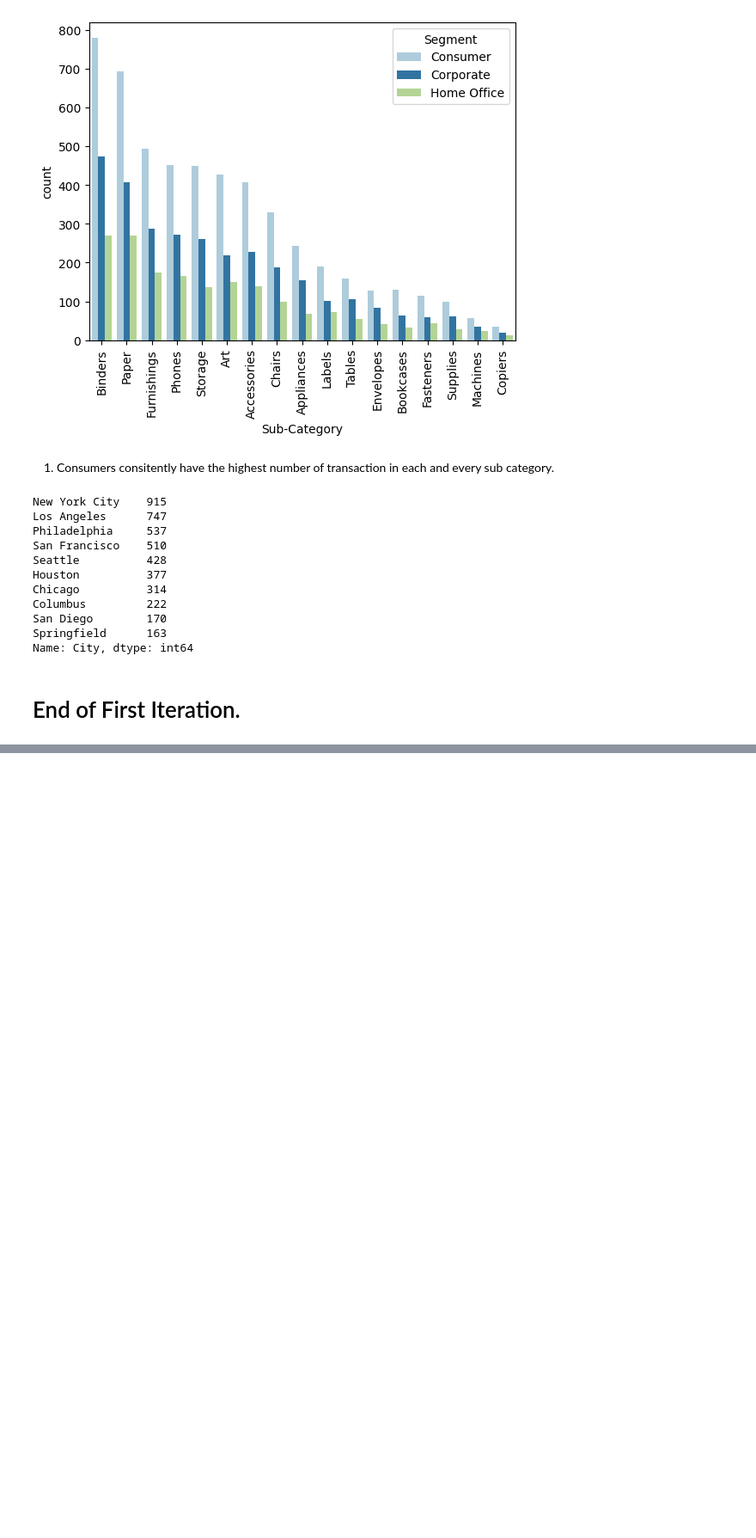
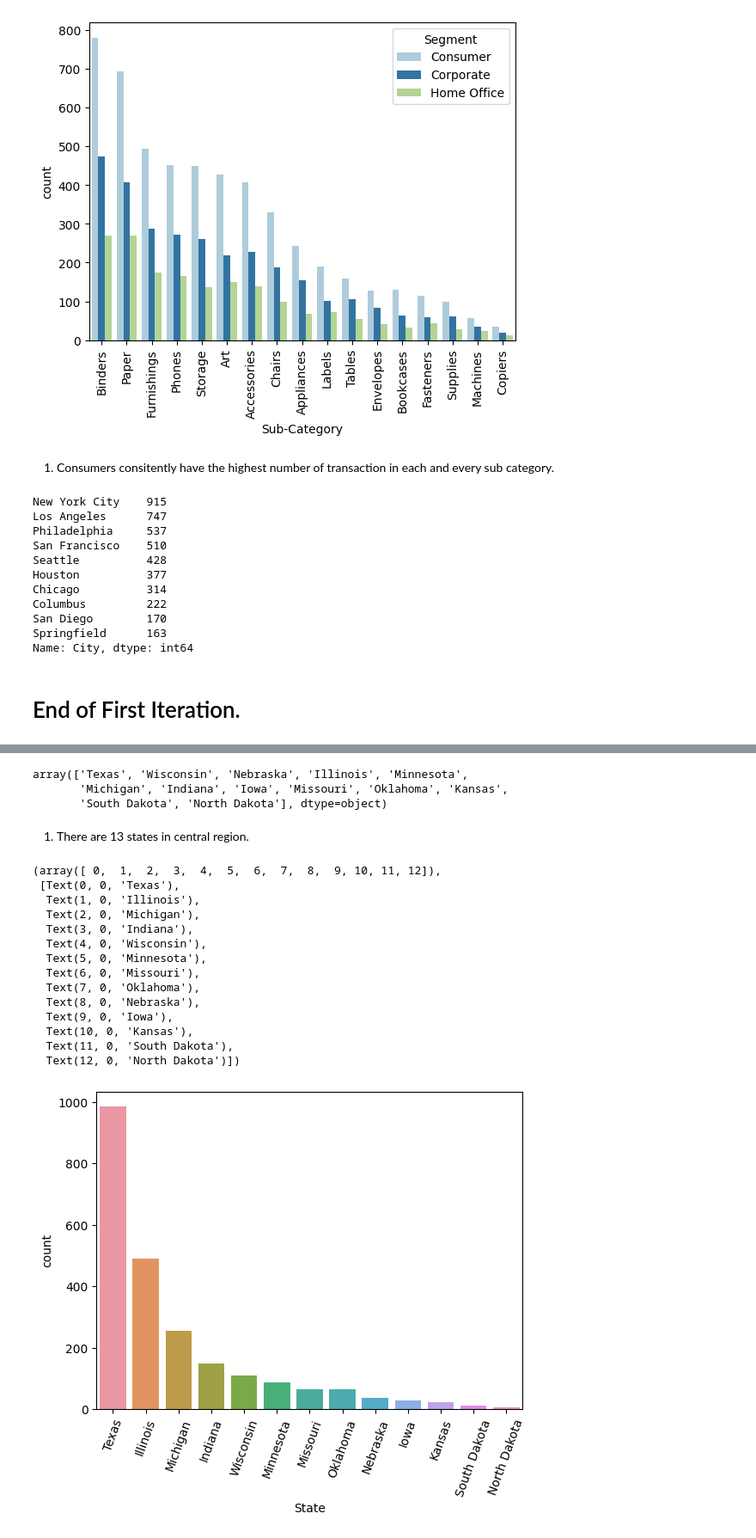
Before and after one commit to Naaahush/VsCode, a Jupyter notebook: Day 5.ipynb, the cells around one changed output, grey strips where cells are left out. Shown: that part at 86% size. Cells and saved outputs as stored; diff of their text form; code cells hidden in the pictures; blank space fills up the shorter version.

```diff
--- a/Day 5.ipynb
+++ b/Day 5.ipynb
@@ -259,0 +317,27 @@ df['Profit_Per_Item']=df['Profit']/df['Quantity']
+# %%
+df1['State'].unique()
+# %% [output]
+array(['Texas', 'Wisconsin', 'Nebraska', 'Illinois', 'Minnesota',
+       'Michigan', 'Indiana', 'Iowa', 'Missouri', 'Oklahoma', 'Kansas',
+       'South Dakota', 'North Dakota'], dtype=object)
+# %% [markdown]
+1. There are 13 states in central region.
+# %%
+sns.countplot(df1,x='State', order= df1['State'].value_counts().index)
+plt.xticks(rotation = 70)
+# %% [output]
+(array([ 0,  1,  2,  3,  4,  5,  6,  7,  8,  9, 10, 11, 12]),
+ [Text(0, 0, 'Texas'),
+  Text(1, 0, 'Illinois'),
+  Text(2, 0, 'Michigan'),
+  Text(3, 0, 'Indiana'),
+  Text(4, 0, 'Wisconsin'),
+  Text(5, 0, 'Minnesota'),
+  Text(6, 0, 'Missouri'),
+  Text(7, 0, 'Oklahoma'),
+  Text(8, 0, 'Nebraska'),
+  Text(9, 0, 'Iowa'),
+  Text(10, 0, 'Kansas'),
+  Text(11, 0, 'South Dakota'),
+  Text(12, 0, 'North Dakota')])
+[figure, added]
```
Also changed, not shown: parts of 15 cells of this notebook.
